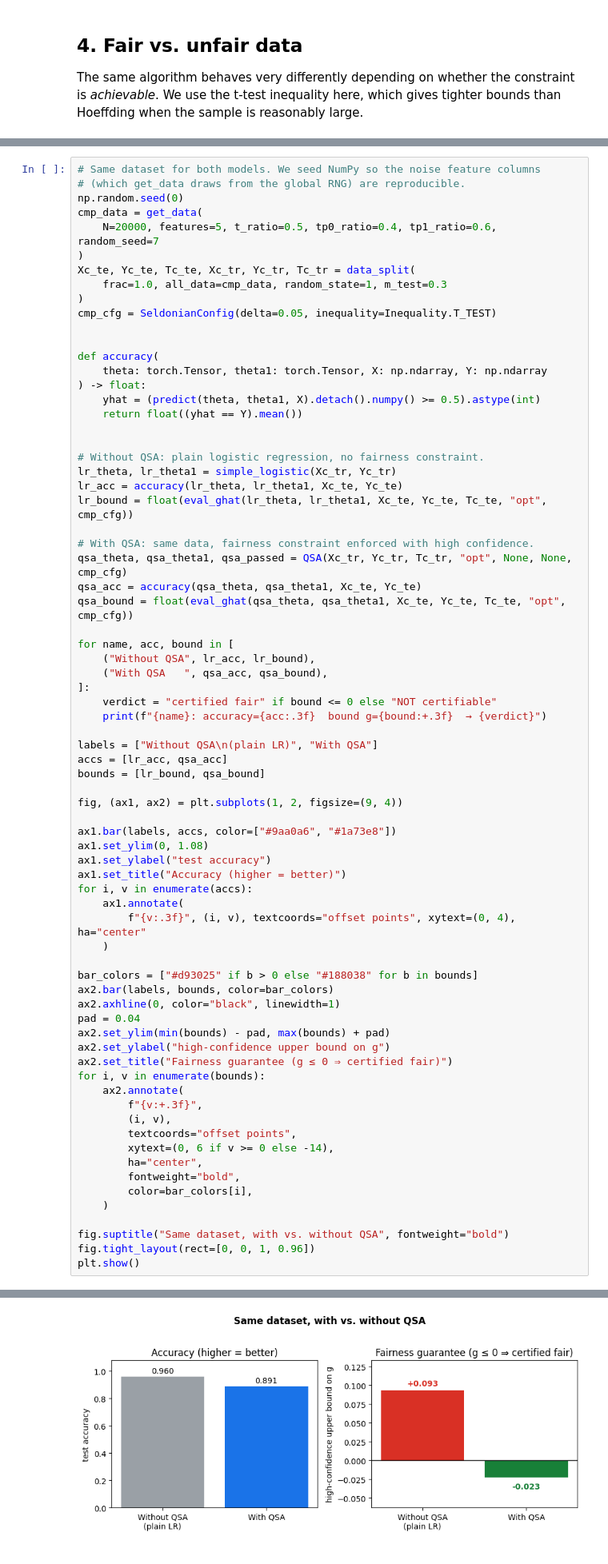
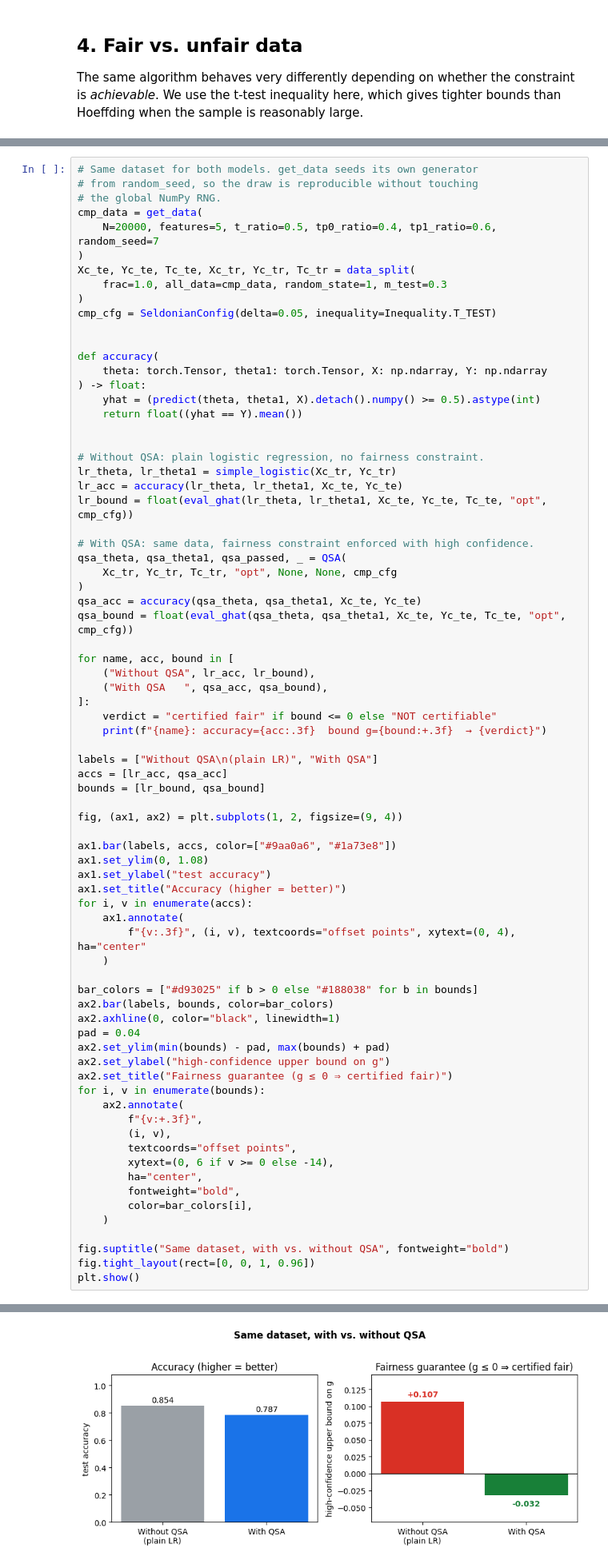
Before and after one commit to parulgupta1004/fair-seldonian, a Jupyter notebook: examples/quickstart.ipynb, the cells around one changed output, grey strips where cells are left out. Shown at 80% size. Cells and saved outputs as stored; diff of their text form.

```diff
--- a/examples/quickstart.ipynb
+++ b/examples/quickstart.ipynb
@@ -237,9 +251,9 @@ The clearest way to see what QSA buys you is to run the **same dataset** through
 
 We compare test accuracy and the high-confidence upper bound on the constraint $g$ (the same quantity `eval_ghat` returns). Plain logistic regression is a few points more accurate, but its bound sits **above zero** — on this data its fairness cannot be certified. QSA trades a little accuracy for a **certified** guarantee ($g \le 0$). That trade — a small, explicit accuracy cost in exchange for a *provable* safety guarantee — is the whole point of the Seldonian approach.
 # %%
-# Same dataset for both models. We seed NumPy so the noise feature columns
-# (which get_data draws from the global RNG) are reproducible.
-np.random.seed(0)
+# Same dataset for both models. get_data seeds its own generator
+# from random_seed, so the draw is reproducible without touching
+# the global NumPy RNG.
 cmp_data = get_data(
     N=20000, features=5, t_ratio=0.5, tp0_ratio=0.4, tp1_ratio=0.6, random_seed=7
 )
@@ -262,7 +276,9 @@ lr_acc = accuracy(lr_theta, lr_theta1, Xc_te, Yc_te)
 lr_bound = float(eval_ghat(lr_theta, lr_theta1, Xc_te, Yc_te, Tc_te, "opt", cmp_cfg))
 
 # With QSA: same data, fairness constraint enforced with high confidence.
-qsa_theta, qsa_theta1, qsa_passed = QSA(Xc_tr, Yc_tr, Tc_tr, "opt", None, None, cmp_cfg)
+qsa_theta, qsa_theta1, qsa_passed, _ = QSA(
+    Xc_tr, Yc_tr, Tc_tr, "opt", None, None, cmp_cfg
+)
 qsa_acc = accuracy(qsa_theta, qsa_theta1, Xc_te, Yc_te)
 qsa_bound = float(eval_ghat(qsa_theta, qsa_theta1, Xc_te, Yc_te, Tc_te, "opt", cmp_cfg))
 
@@ -315,4 +331,4 @@ With QSA   : accuracy=0.891  bound g=-0.023  → certified fair
-[figure, old version]
+[figure, new version]
 # %% [markdown]
 ## Next steps
 
```
Also changed, not shown: parts of 11 cells of this notebook, 2 other files.
